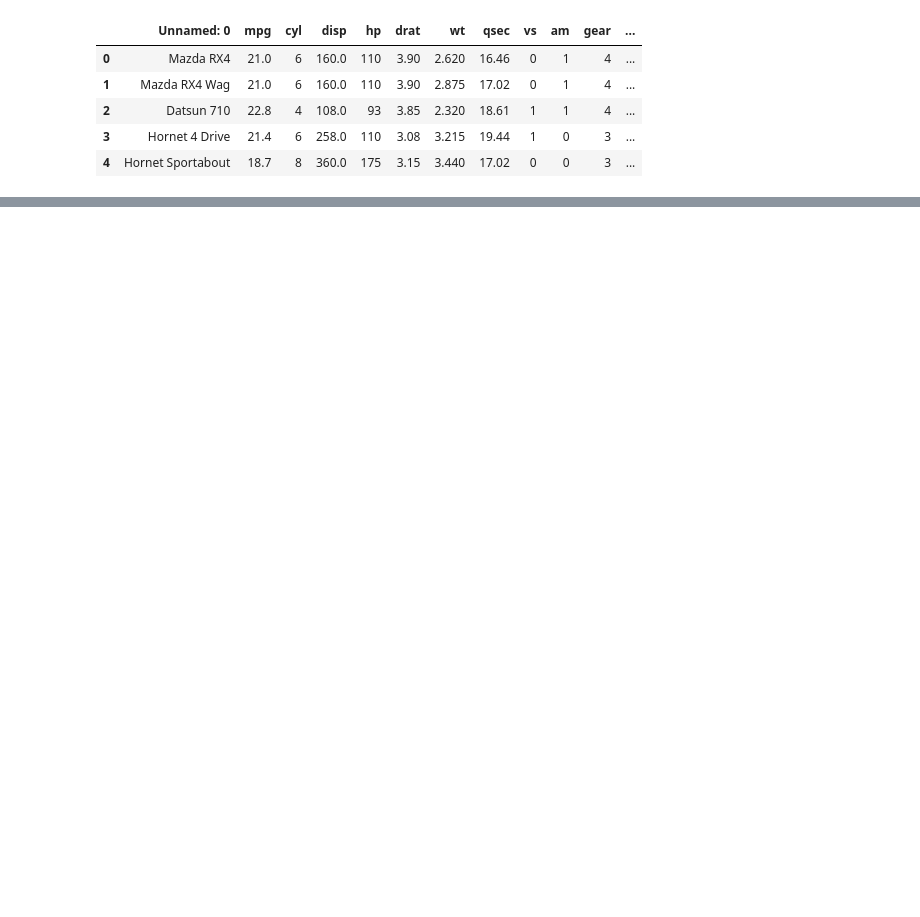
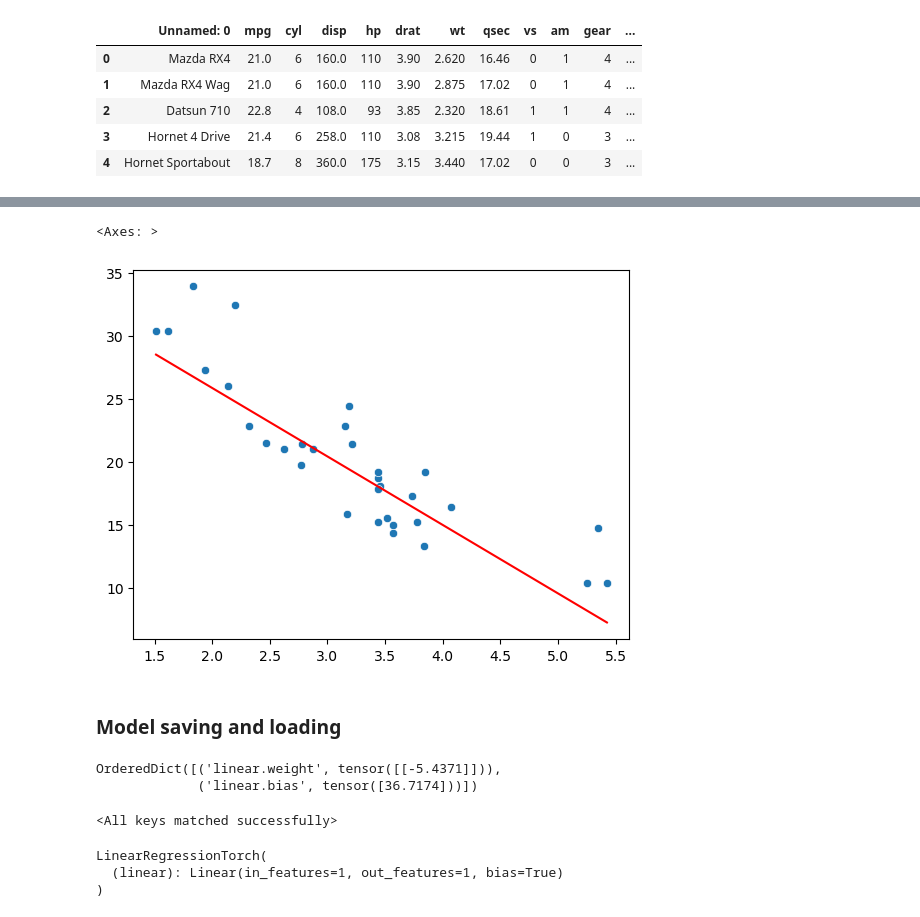
Before and after one commit to finalFlash159/pytorch, a Jupyter notebook: linear_modelclass.ipynb, the cells around one changed output, grey strips where cells are left out. Drawn from its saved outputs; the diff is of its cells as text; code cells hidden in the pictures; blank space fills up the shorter version.

```diff
--- a/linear_modelclass.ipynb
+++ b/linear_modelclass.ipynb
@@ -97,0 +163,14 @@ Epooch: 900, Loss: 15.2709
+# %%
+y_pred = model(X).data.numpy().reshape(-1)
+sns.scatterplot(x=X_list, y=y_list)
+sns.lineplot(x=X_list, y=y_pred, color='red')
+# %% [output]
+<Axes: >
+[figure, added]
+# %% [markdown]
+### Model saving and loading
+# %%
+model.state_dict()
+# %% [output]
+OrderedDict([('linear.weight', tensor([[-5.4371]])),
+             ('linear.bias', tensor([36.7174]))])
@@ -97,0 +179,12 @@ Epooch: 900, Loss: 15.2709
+# %%
+# load model
+model = LinearRegressionTorch(input_dim, output_dim)
+model.load_state_dict(torch.load('models/linear_model_state_dict.pth'))
+# %% [output]
+<All keys matched successfully>
+# %%
+model.eval()
+# %% [output]
+LinearRegressionTorch(
+  (linear): Linear(in_features=1, out_features=1, bias=True)
+)
```
Also changed, not shown: parts of 21 cells of this notebook, 1 other file.
